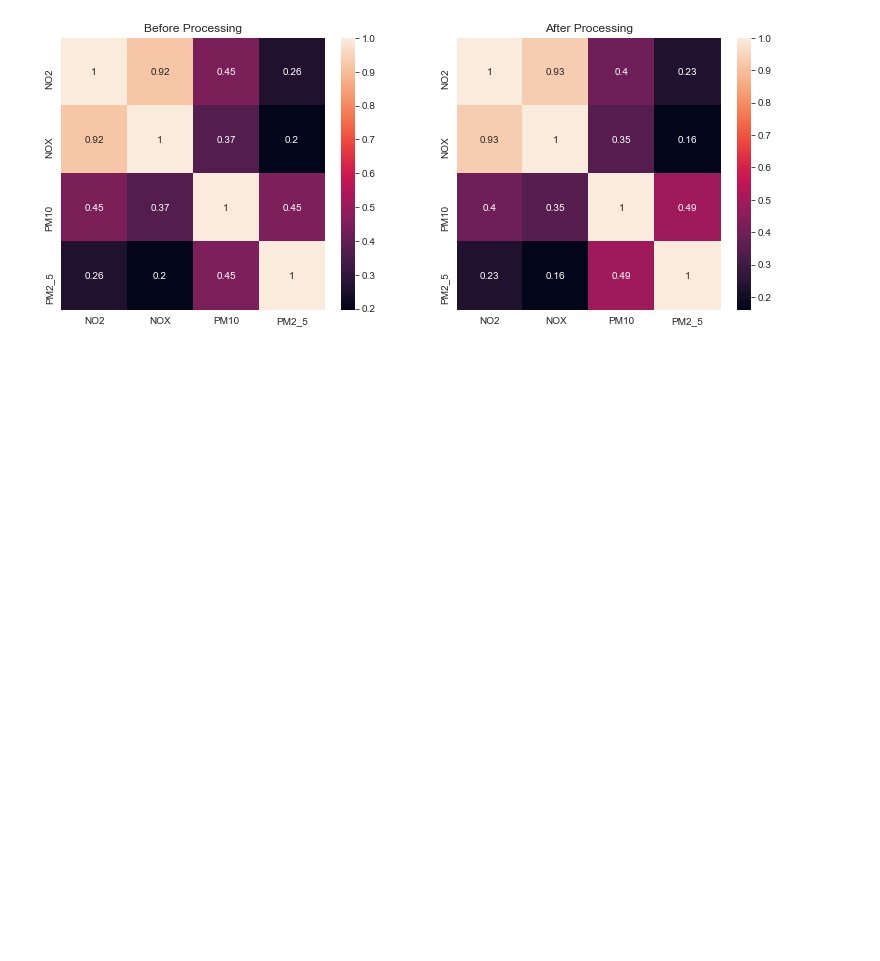
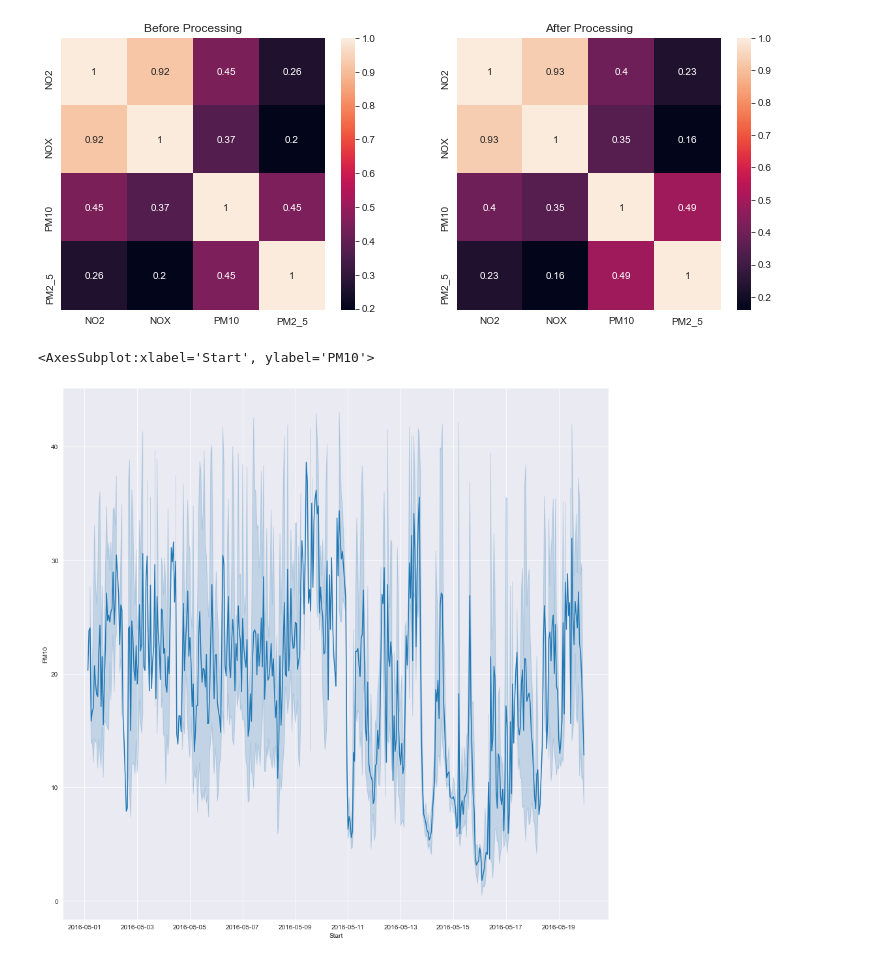
Before and after one commit to jadali17/Air-Quality-Prediction, a Jupyter notebook: feature-selection-no2-nox-pm2.5-pm10.ipynb, the cells around one changed output. Saved outputs shown, nothing was run; the diff lists cells and outputs as text; code cells hidden in the pictures; blank space fills up the shorter version.

```diff
--- a/feature-selection-no2-nox-pm2.5-pm10.ipynb
+++ b/feature-selection-no2-nox-pm2.5-pm10.ipynb
@@ -107,6 +107,8 @@ processedAQD = processedAQD.assign(NOX=processedAQD['NOX'].interpolate(method='t
 processedAQD = processedAQD.assign(PM2_5=processedAQD['PM2_5'].interpolate(method='time'))
 # %% [markdown]
 # 4) Feature selection
+# %%
+processedAQD=processedAQD.reset_index()
 # %% [markdown]
 #### 1) Correlation
 # %%
@@ -118,3 +120,10 @@ sns.heatmap(airQualityData[['NO2','NOX','PM10','PM2_5']].corr(), annot=True,ax=
 # %% [output]
 <AxesSubplot:title={'center':'Before Processing'}>
 [figure]
+# %%
+subsetData2 = processedAQD[(processedAQD['Start'] >"2016-05-01 00:00:00") & (processedAQD['Start'] < "2016-05-20 00:00:00")]
+fig , ax =  plt.subplots(figsize=(15,15))
+sns.lineplot(data=subsetData2,x="Start",y="PM10",ax=ax)
+# %% [output]
+<AxesSubplot:xlabel='Start', ylabel='PM10'>
+[figure, added]
```
